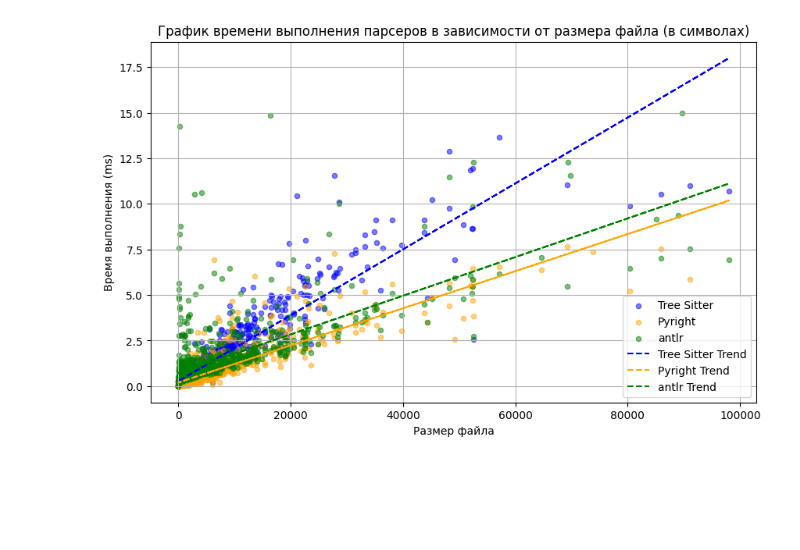
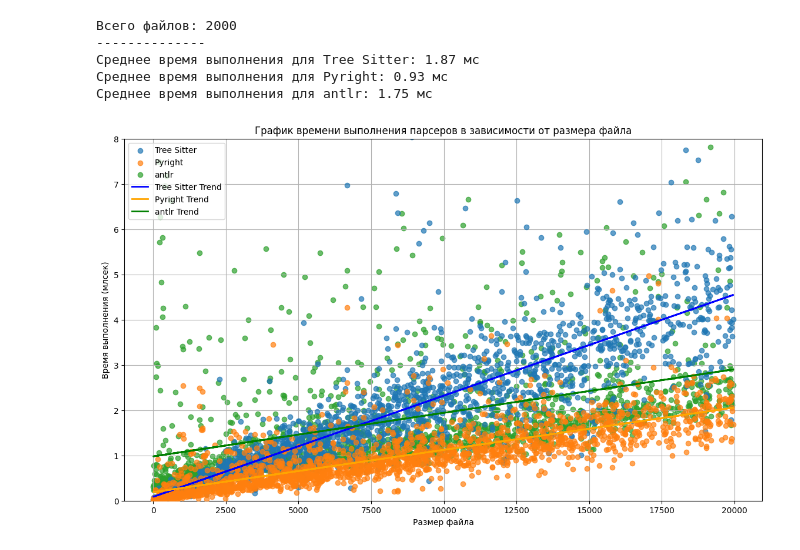
Before and after one commit to dsult/python-helper-project, a Jupyter notebook: src/parser_benchmark/analysis/analys.ipynb, the cells around one changed output. Drawn from its saved outputs; the diff is of its cells as text; code cells hidden in the pictures; blank space fills up the shorter version.

```diff
--- a/src/parser_benchmark/analysis/analys.ipynb
+++ b/src/parser_benchmark/analysis/analys.ipynb
@@ -5,57 +6,70 @@ import numpy as np
+# %%
+y_max = 8
 # %%
+
+
 # Чтение данных из JSON-файла
 with open('results.json', 'r') as f:
     data = json.load(f)
 
 # Инициализация списков для хранения данных времени выполнения для каждого парсера
 tree_sitter_times = []
 pyright_times = []
 antlr_times = []
 sizes = []
 
 # Итерация по данным и заполнение списков времени выполнения и размеров
 for item in data:
     tree_sitter_times.append(item['tree-sitterTime'])
     pyright_times.append(item['pyrightTime'])
     antlr_times.append(item['antlrTime'])
     sizes.append(item['size'])
 
-# Функция для удаления выбросов выше 99-го процентиля
-def remove_outliers(x, y):
-    threshold = np.percentile(y, 99)
-    x_filtered = [x[i] for i in range(len(y)) if y[i] <= threshold]
-    y_filtered = [y[i] for i in range(len(y)) if y[i] <= threshold]
-    return x_filtered, y_filtered
 
-# Применение функции к данным
-sizes_tree_sitter, tree_sitter_times_filtered = remove_outliers(sizes, tree_sitter_times)
-sizes_pyright, pyright_times_filtered = remove_outliers(sizes, pyright_times)
-sizes_antlr, antlr_times_filtered = remove_outliers(sizes, antlr_times)
+# Вычисление средних значений
+mean_tree_sitter = np.mean(tree_sitter_times)
+mean_pyright = np.mean(pyright_times)
+mean_antlr = np.mean(antlr_times)
+
+
+
+# вывод инфы
+print(f'Всего файлов: {len(tree_sitter_times)}')
+print('--------------')
+print(f'Среднее время выполнения для Tree Sitter: {mean_tree_sitter:.2f} мс')
+print(f'Среднее время выполнения для Pyright: {mean_pyright:.2f} мс')
+print(f'Среднее время выполнения для antlr: {mean_antlr:.2f} мс')
 
 # Построение графика времени выполнения парсеров в зависимости от размера
-plt.figure(figsize=(10, 6))
-plt.scatter(sizes_tree_sitter, tree_sitter_times_filtered, label='Tree Sitter', s=20, alpha=0.5, color='blue')
-plt.scatter(sizes_pyright, pyright_times_filtered, label='Pyright', s=20, alpha=0.5, color='orange')
-plt.scatter(sizes_antlr, antlr_times_filtered, label='antlr', s=20, alpha=0.5, color='green')
+plt.figure(figsize=(14, 8))  # Увеличенный размер фигуры
+plt.scatter(sizes, tree_sitter_times, label='Tree Sitter', alpha=0.7, zorder=2)
+plt.scatter(sizes, pyright_times, label='Pyright', alpha=0.7, zorder=3)
+plt.scatter(sizes, antlr_times, label='antlr', alpha=0.7, zorder=1)
 
-# Добавление линий тренда
-z_tree_sitter = np.polyfit(sizes_tree_sitter, tree_sitter_times_filtered, 1)
+# Линии тренда
+z_tree_sitter = np.polyfit(sizes, tree_sitter_times, 1)
 p_tree_sitter = np.poly1d(z_tree_sitter)
-plt.plot(sizes, p_tree_sitter(sizes), linestyle='--', color='blue', label='Tree Sitter Trend')
+plt.plot(sizes, p_tree_sitter(sizes), color='blue', linestyle='-', linewidth=2, label='Tree Sitter Trend', zorder=4)
 
-z_pyright = np.polyfit(sizes_pyright, pyright_times_filtered, 1)
+z_pyright = np.polyfit(sizes, pyright_times, 1)
 p_pyright = np.poly1d(z_pyright)
-plt.plot(sizes, p_pyright(sizes), linestyle='--', color='orange', label='Pyright Trend')
+plt.plot(sizes, p_pyright(sizes), color='orange', linestyle='-', linewidth=2, label='Pyright Trend', zorder=4)
 
-z_antlr = np.polyfit(sizes_antlr, antlr_times_filtered, 1)
+z_antlr = np.polyfit(sizes, antlr_times, 1)
 p_antlr = np.poly1d(z_antlr)
-plt.plot(sizes, p_antlr(sizes), linestyle='--', color='green', label='antlr Trend')
+plt.plot(sizes, p_antlr(sizes), color='green', linestyle='-', linewidth=2, label='antlr Trend', zorder=4)
 
 plt.xlabel('Размер файла')
-plt.ylabel('Время выполнения (ms)')
-plt.title('График времени выполнения парсеров в зависимости от размера файла (в символах)')
+plt.ylabel('Время выполнения (млсек)')
+plt.title('График времени выполнения парсеров в зависимости от размера файла')
 plt.legend()
 plt.grid(True)
+plt.ylim(0, y_max)  # Ограничение по оси Y для исключения выбросов
 plt.show()
 # %% [output]
+Всего файлов: 2000
+--------------
+Среднее время выполнения для Tree Sitter: 1.87 мс
+Среднее время выполнения для Pyright: 0.93 мс
+Среднее время выполнения для antlr: 1.75 мс
-[figure, old version]
+[figure, new version]
```
Also changed, not shown: parts of 2 cells of this notebook, 3 other files.
